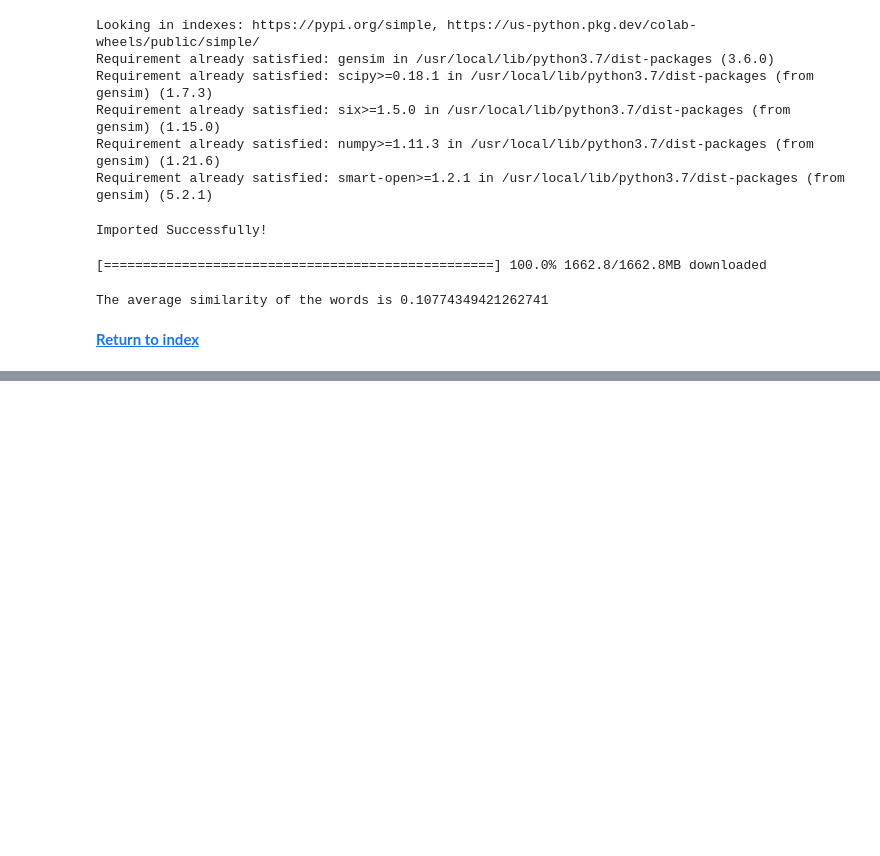
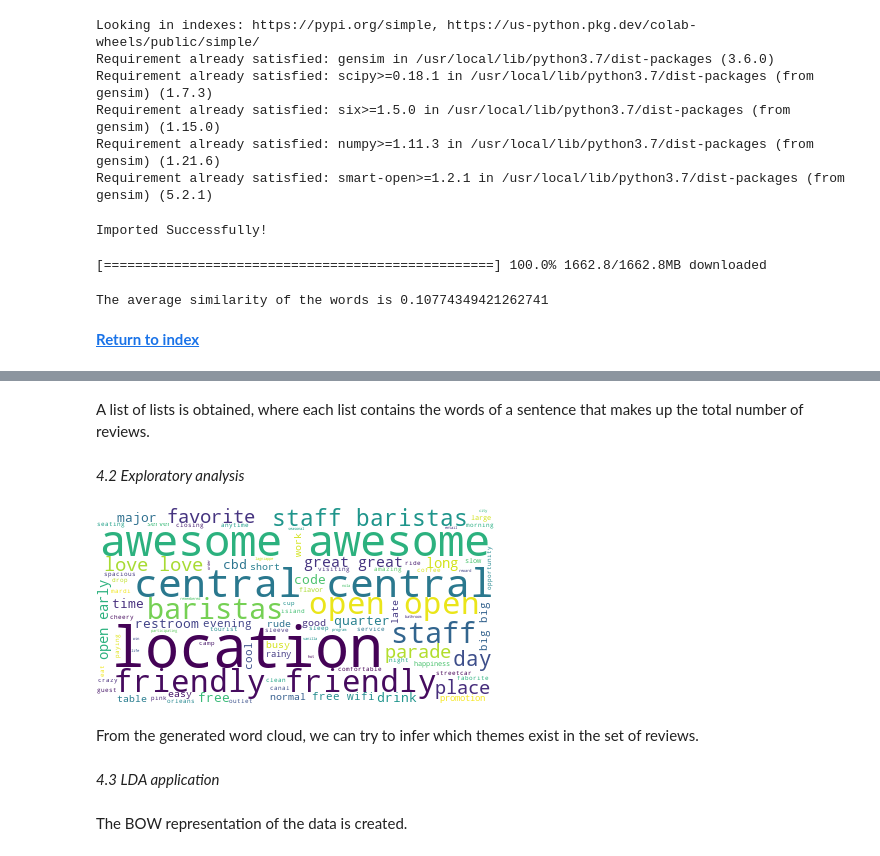
Before and after one commit to jalex3421/KeywordsExtractionFromBusiness, a Jupyter notebook: KeywordExtractionFromBusiness.ipynb, the cells around one changed output, grey strips where cells are left out. Cells and saved outputs as stored; diff of their text form; code cells hidden in the pictures; blank space fills up the shorter version.

```diff
--- a/KeywordExtractionFromBusiness.ipynb
+++ b/KeywordExtractionFromBusiness.ipynb
@@ -1003,0 +1038,11 @@ The average similarity of the words is 0.10774349421262741
+# %%
+for i in range(len(totalReviewsLDA)):
+  for s in range(len(totalReviewsLDA[i])):
+    preprocessedSentence = preprocessingLDA(totalReviewsLDA[i][s])
+    totalReviewsLDA[i][s]=str(preprocessedSentence)
+# %%
+totalReviewsLDA = removeEmptyReviews(totalReviewsLDA)
+# %%
+sentenceLDA = [" ".join(x) for x in totalReviewsLDA]
+# %% [markdown]
+A list of lists is obtained, where each list contains the words of a sentence that makes up the total number of reviews.
@@ -1003,0 +1060,2 @@ The average similarity of the words is 0.10774349421262741
+# %% [markdown]
+*4.2 Exploratory analysis*
@@ -1003,0 +1064,12 @@ The average similarity of the words is 0.10774349421262741
+# %%
+string_data_LDA = ','.join(sentenceLDA)
+# %%
+wordcloud = WordCloud(background_color="white", max_words=5000, contour_width=3, contour_color='steelblue')
+wordcloud.generate(string_data_LDA)
+wordcloud.to_image()
+# %% [output]
+[figure, added]
+# %% [markdown]
+From the generated word cloud, we can try to infer which themes exist in the set of reviews.
+# %% [markdown]
+*4.3 LDA application*
@@ -1003,0 +1081,2 @@ The average similarity of the words is 0.10774349421262741
+# %% [markdown]
+The BOW representation of the data is created.
```
Also changed, not shown: parts of 38 cells of this notebook.
